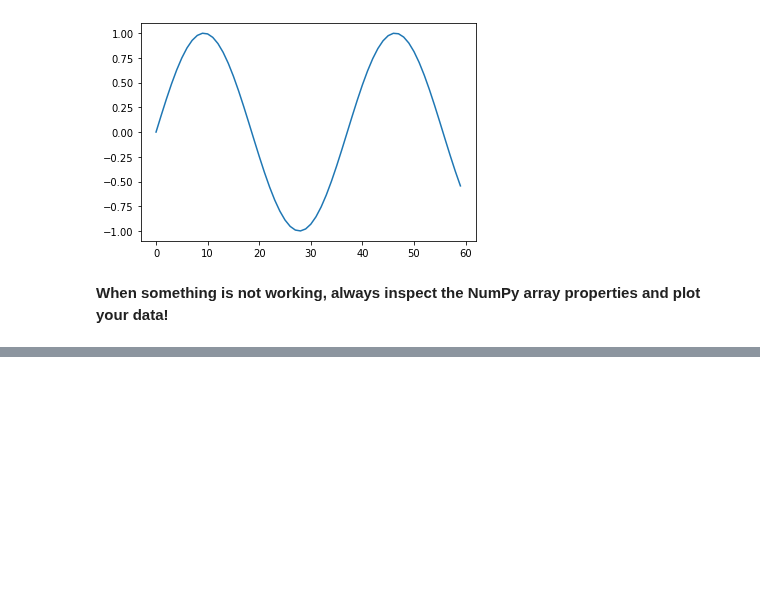
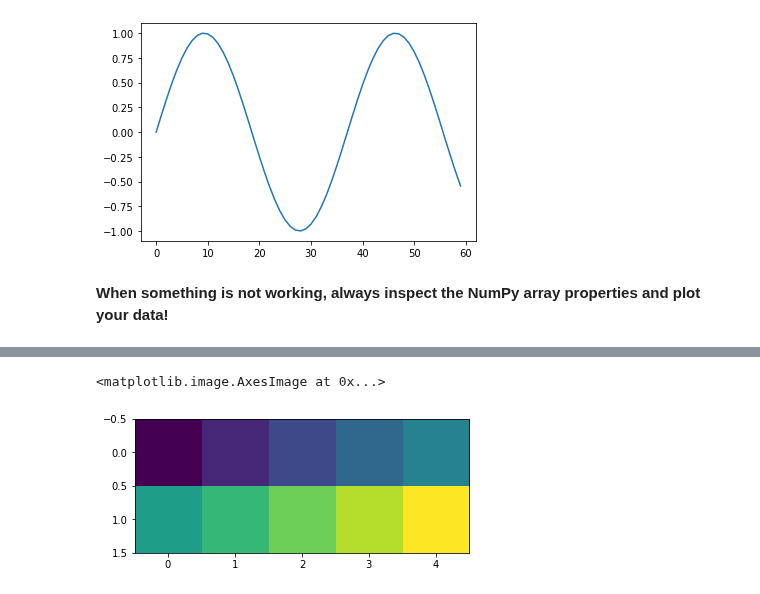
Before and after one commit to kevin-allen/dataScienceNeuro, a Jupyter notebook: notebooks/lecture_01.ipynb, the cells around one changed output, grey strips where cells are left out. Saved outputs shown, nothing was run; the diff lists cells and outputs as text; code cells hidden in the pictures; blank space fills up the shorter version.

```diff
--- a/notebooks/lecture_01.ipynb
+++ b/notebooks/lecture_01.ipynb
@@ -440,0 +579,6 @@ plt.show()
+# %%
+a = np.arange(10).reshape(2,5)
+plt.imshow(a)
+# %% [output]
+<matplotlib.image.AxesImage at 0x...>
+[figure, added]
```
Also changed, not shown: parts of 54 cells of this notebook, 1 other file.
